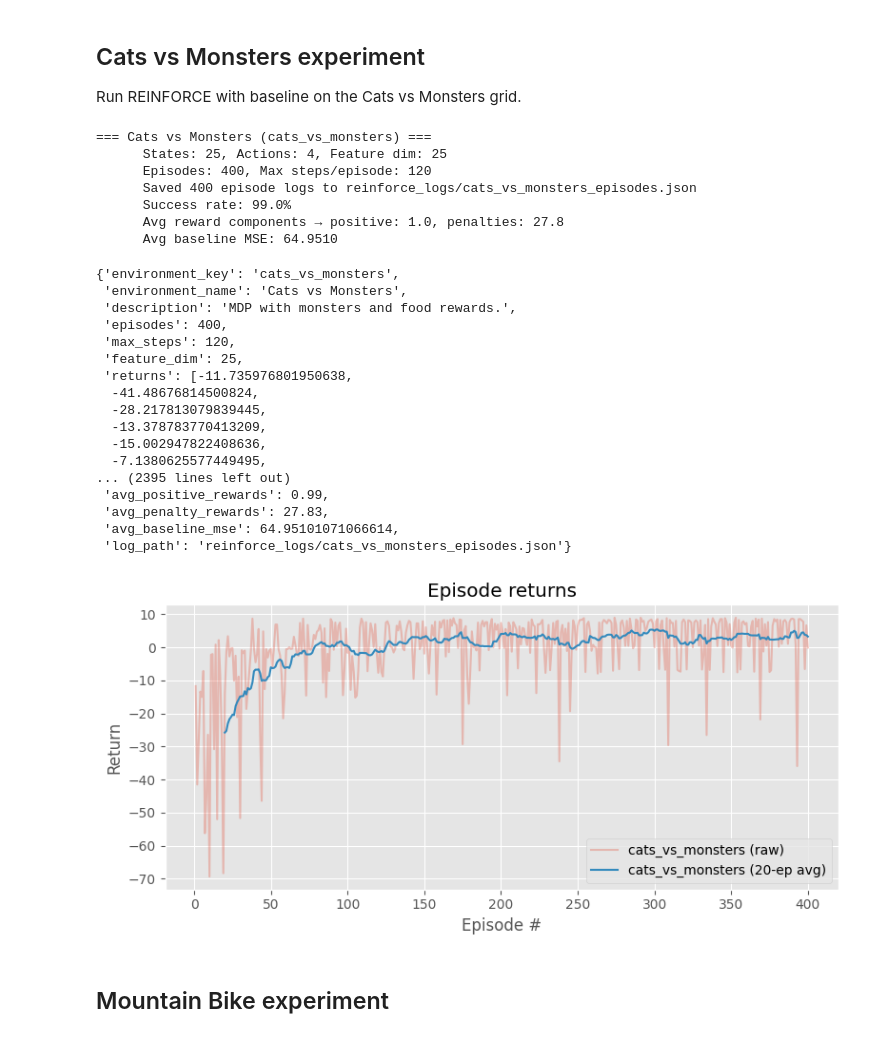
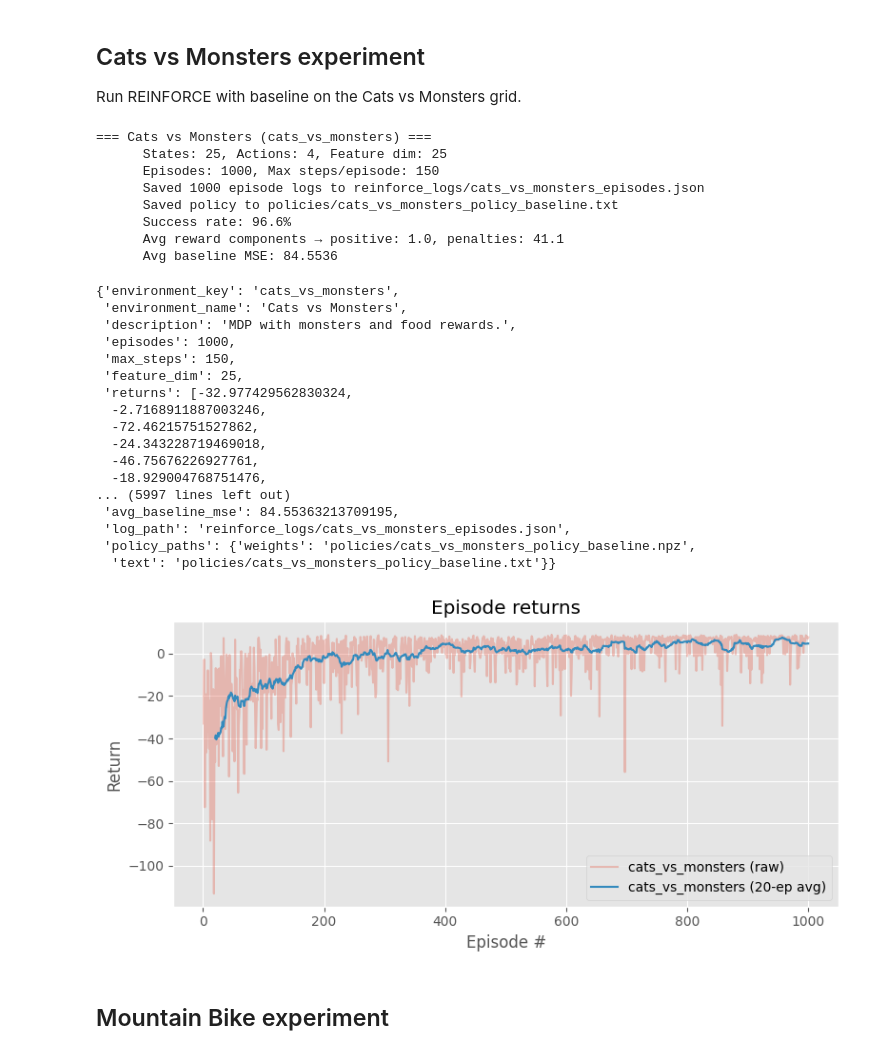
Before and after one commit to A-N1khil/compsci687-final-project, a Jupyter notebook: reinforce_baseline.ipynb, the cells around one changed output. Drawn from its saved outputs; the diff is of its cells as text; code cells hidden in the pictures.

Commit message:
Saved the policies generated by baseline

```diff
--- a/reinforce_baseline.ipynb
+++ b/reinforce_baseline.ipynb
@@ -31,15 +31,15 @@ ENV_REGISTRY = {
     'gridworld': EnvSpec(
         name='GridWorld 5x5',
         builder=lambda: GridWorldMDP(rows=5, cols=5),
-        episodes=400,
-        max_steps=100,
+        episodes=1000,
+        max_steps=150,
         description='5x5 grid with goal at (4, 4).'
     ),
     'cats_vs_monsters': EnvSpec(
         name='Cats vs Monsters',
         builder=lambda: CatsVMonstersMDP(rows=5, cols=5),
-        episodes=400,
-        max_steps=120,
+        episodes=1000,
+        max_steps=150,
         description='MDP with monsters and food rewards.'
     ),
     #TODO add mountain bike
@@ -52,6 +52,14 @@ for key,spec in ENV_REGISTRY.items():
 Available environments:
   - gridworld : 5x5 grid with goal at (4, 4).
   - cats_vs_monsters : MDP with monsters and food rewards.
+# %%
+BASE_AGENT_CONFIG = ReinforceAgentConfig(
+    gamma=0.99,
+    alpha_theta=0.003,
+    alpha_w=0.02,
+    use_baseline=True,
+    seed=42,
+)
 # %%
 results = {}
 # %%
@@ -334,7 +434,7 @@ def plot_baseline_mse(result_map, *, rolling_window=20):
 ## GridWorld 5x5 experiment
 Run REINFORCE with baseline on the stochastic GridWorld map.
 # %%
-gridworld_result = run_reinforce_experiment('gridworld')
+gridworld_result = run_reinforce_experiment('gridworld', agent_config=BASE_AGENT_CONFIG)
 results['gridworld'] = gridworld_result
 plot_episode_returns({'gridworld': gridworld_result})
 
@@ -369,37 +470,38 @@ gridworld_result
 ## Cats vs Monsters experiment
 Run REINFORCE with baseline on the Cats vs Monsters grid.
 # %%
-cats_vs_monsters_result = run_reinforce_experiment('cats_vs_monsters')
+cats_vs_monsters_result = run_reinforce_experiment('cats_vs_monsters', agent_config=BASE_AGENT_CONFIG)
 results['cats_vs_monsters'] = cats_vs_monsters_result
 plot_episode_returns({'cats_vs_monsters': cats_vs_monsters_result})
 
 cats_vs_monsters_result
 # %% [output]
 === Cats vs Monsters (cats_vs_monsters) ===
       States: 25, Actions: 4, Feature dim: 25
-      Episodes: 400, Max steps/episode: 120
-      Saved 400 episode logs to reinforce_logs/cats_vs_monsters_episodes.json
-      Success rate: 99.0%
-      Avg reward components → positive: 1.0, penalties: 27.8
-      Avg baseline MSE: 64.9510
+      Episodes: 1000, Max steps/episode: 150
+      Saved 1000 episode logs to reinforce_logs/cats_vs_monsters_episodes.json
+      Saved policy to policies/cats_vs_monsters_policy_baseline.txt
+      Success rate: 96.6%
+      Avg reward components → positive: 1.0, penalties: 41.1
+      Avg baseline MSE: 84.5536
 {'environment_key': 'cats_vs_monsters',
  'environment_name': 'Cats vs Monsters',
  'description': 'MDP with monsters and food rewards.',
- 'episodes': 400,
- 'max_steps': 120,
+ 'episodes': 1000,
+ 'max_steps': 150,
  'feature_dim': 25,
- 'returns': [-11.735976801950638,
-  -41.48676814500824,
-  -28.217813079839445,
-  -13.378783770413209,
-  -15.002947822408636,
-  -7.1380625577449495,
-... (2395 lines left out)
- 'avg_positive_rewards': 0.99,
- 'avg_penalty_rewards': 27.83,
- 'avg_baseline_mse': 64.95101071066614,
- 'log_path': 'reinforce_logs/cats_vs_monsters_episodes.json'}
+ 'returns': [-32.977429562830324,
+  -2.7168911887003246,
+  -72.46215751527862,
+  -24.343228719469018,
+  -46.75676226927761,
+  -18.929004768751476,
+... (5997 lines left out)
+ 'avg_baseline_mse': 84.55363213709195,
+ 'log_path': 'reinforce_logs/cats_vs_monsters_episodes.json',
+ 'policy_paths': {'weights': 'policies/cats_vs_monsters_policy_baseline.npz',
+  'text': 'policies/cats_vs_monsters_policy_baseline.txt'}}
-[figure, old version]
+[figure, new version]
 # %% [markdown]
 ## Mountain Bike experiment
 # %%
```
Also changed, not shown: parts of 6 cells of this notebook, 13 other files.
